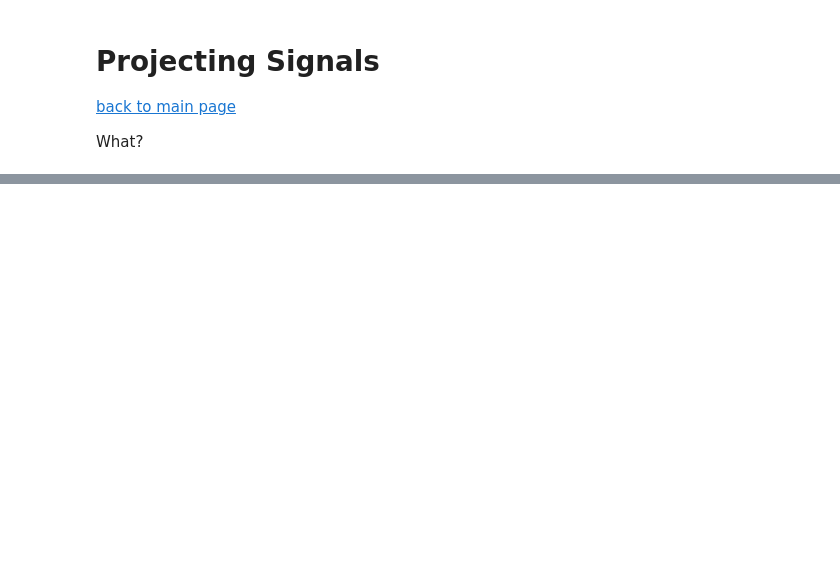
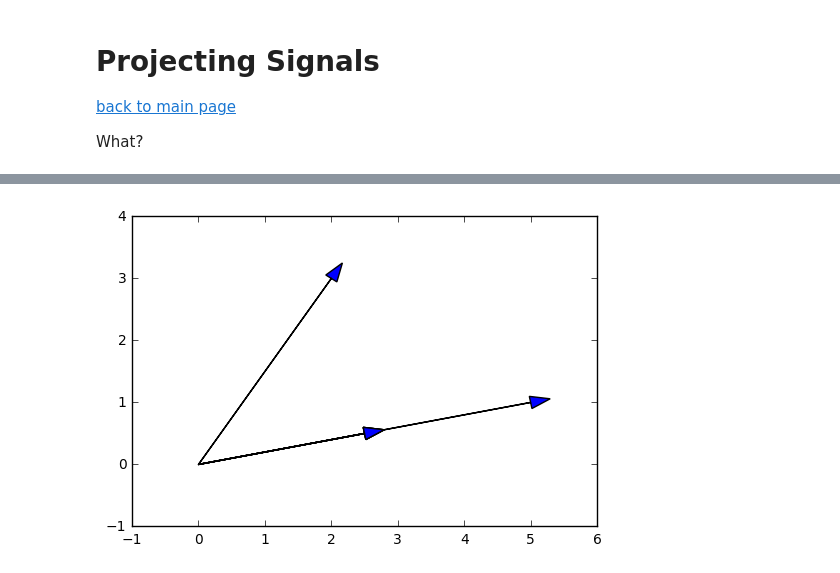
Before and after one commit to AmirHussein96/python-audio, a Jupyter notebook: signal-processing/projection.ipynb, the cells around one changed output, grey strips where cells are left out. Saved outputs shown, nothing was run; the diff lists cells and outputs as text; code cells hidden in the pictures; blank space fills up the shorter version.

```diff
--- a/signal-processing/projection.ipynb
+++ b/signal-processing/projection.ipynb
@@ -27,0 +55,6 @@ plt.arrow?
+# %%
+plot_arrow(weight * np.array(b), ax)
+ax.axis([-1, 6, -1, 4]);
+fig
+# %% [output]
+[figure, added]
```
Also changed, not shown: parts of 16 cells of this notebook.
